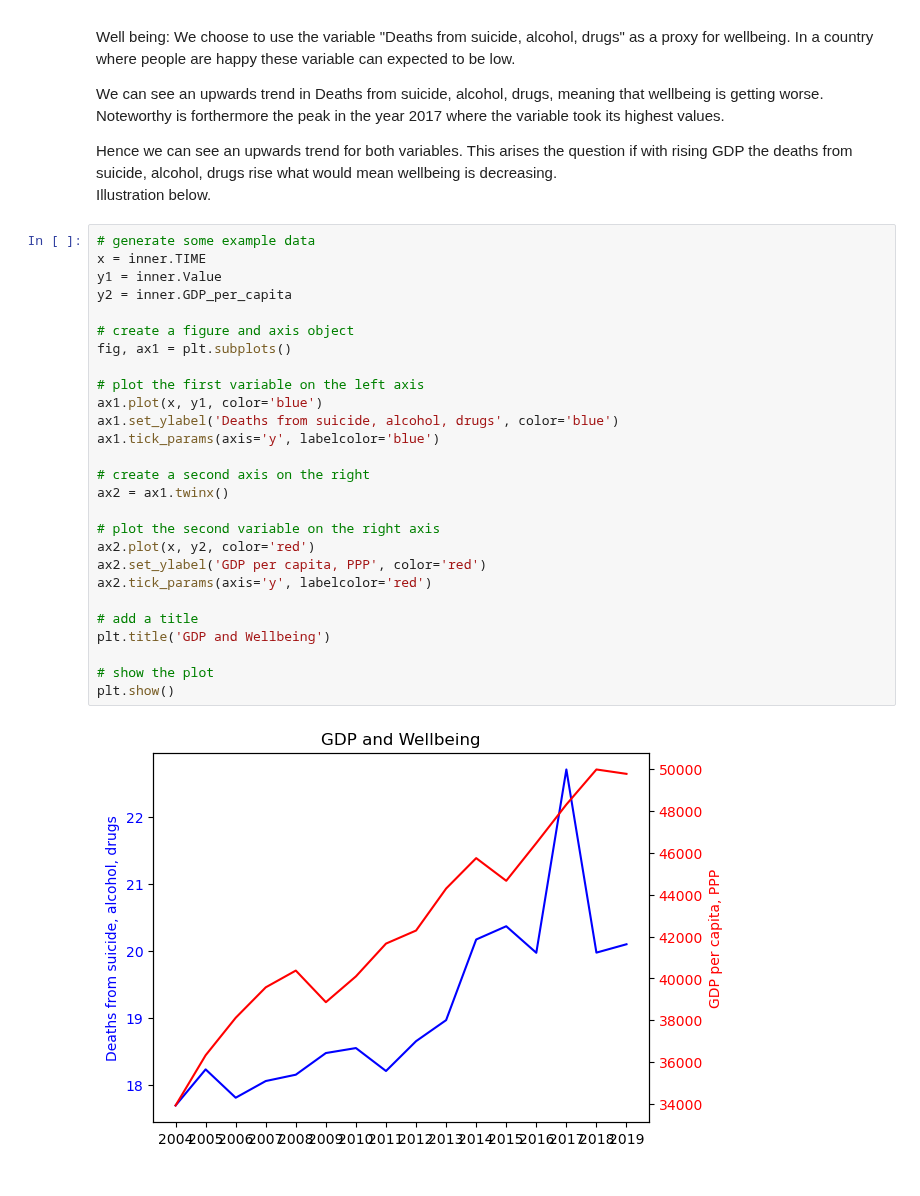
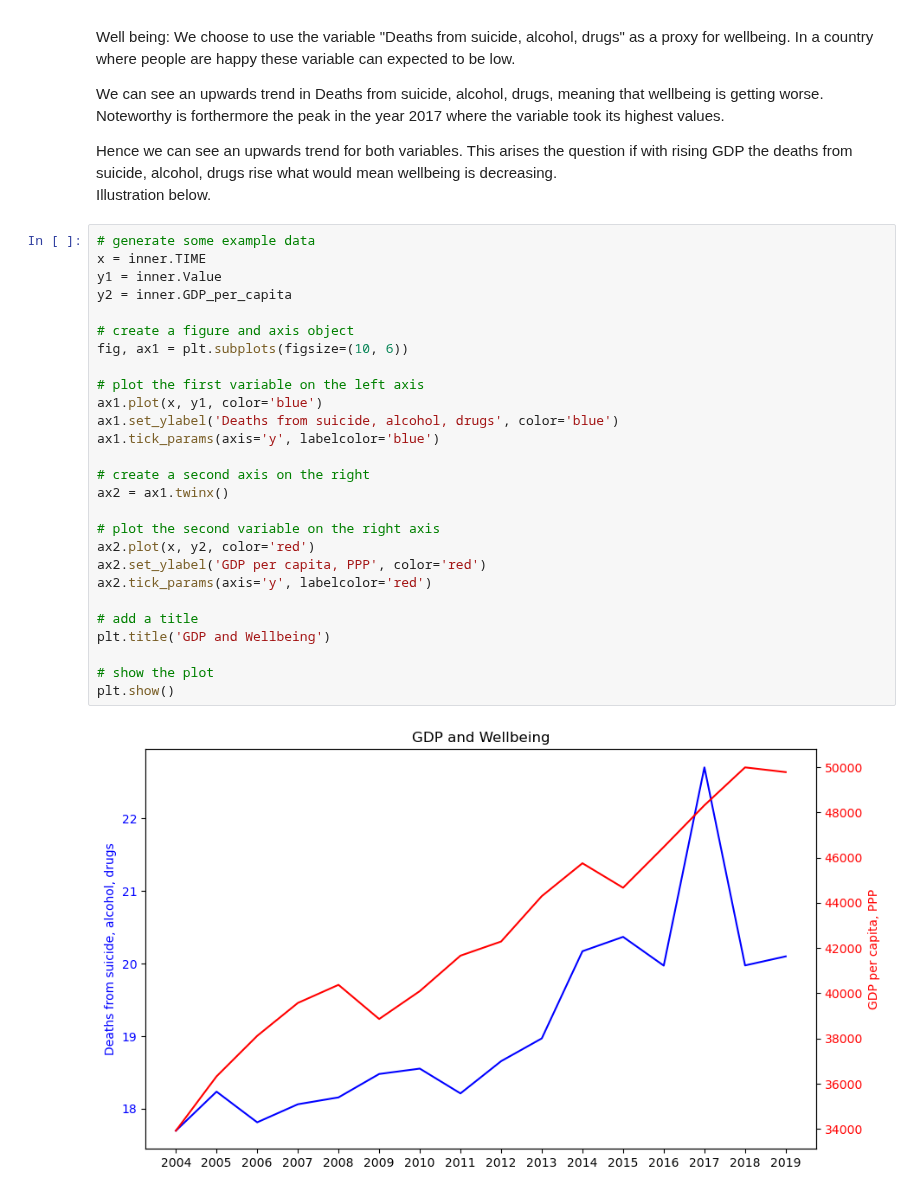
Before and after one commit to NumEconCopenhagen/projects-2023-newteam, a Jupyter notebook: dataproject/dataproject.ipynb, the cells around one changed output. Drawn from its saved outputs; the diff is of its cells as text.

```diff
--- a/dataproject/dataproject.ipynb
+++ b/dataproject/dataproject.ipynb
@@ -261,29 +264,29 @@ Illustration below.
 # %%
 # generate some example data
 x = inner.TIME
 y1 = inner.Value
 y2 = inner.GDP_per_capita
 
 # create a figure and axis object
-fig, ax1 = plt.subplots()
+fig, ax1 = plt.subplots(figsize=(10, 6))
 
 # plot the first variable on the left axis
 ax1.plot(x, y1, color='blue')
 ax1.set_ylabel('Deaths from suicide, alcohol, drugs', color='blue')
 ax1.tick_params(axis='y', labelcolor='blue')
 
 # create a second axis on the right
 ax2 = ax1.twinx()
 
 # plot the second variable on the right axis
 ax2.plot(x, y2, color='red')
 ax2.set_ylabel('GDP per capita, PPP', color='red')
 ax2.tick_params(axis='y', labelcolor='red')
 
 # add a title
 plt.title('GDP and Wellbeing')
 
 # show the plot
 plt.show()
 # %% [output]
-[figure, old version]
+[figure, new version]
```
Also changed, not shown: parts of 1 cell of this notebook.
